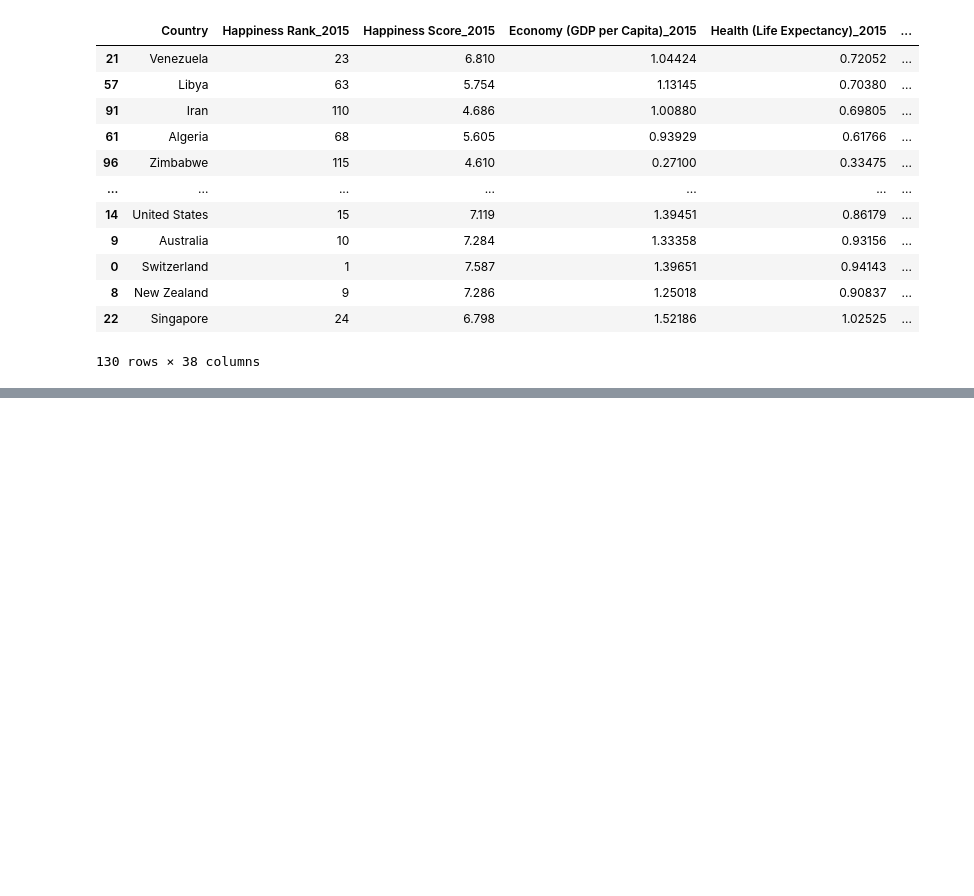
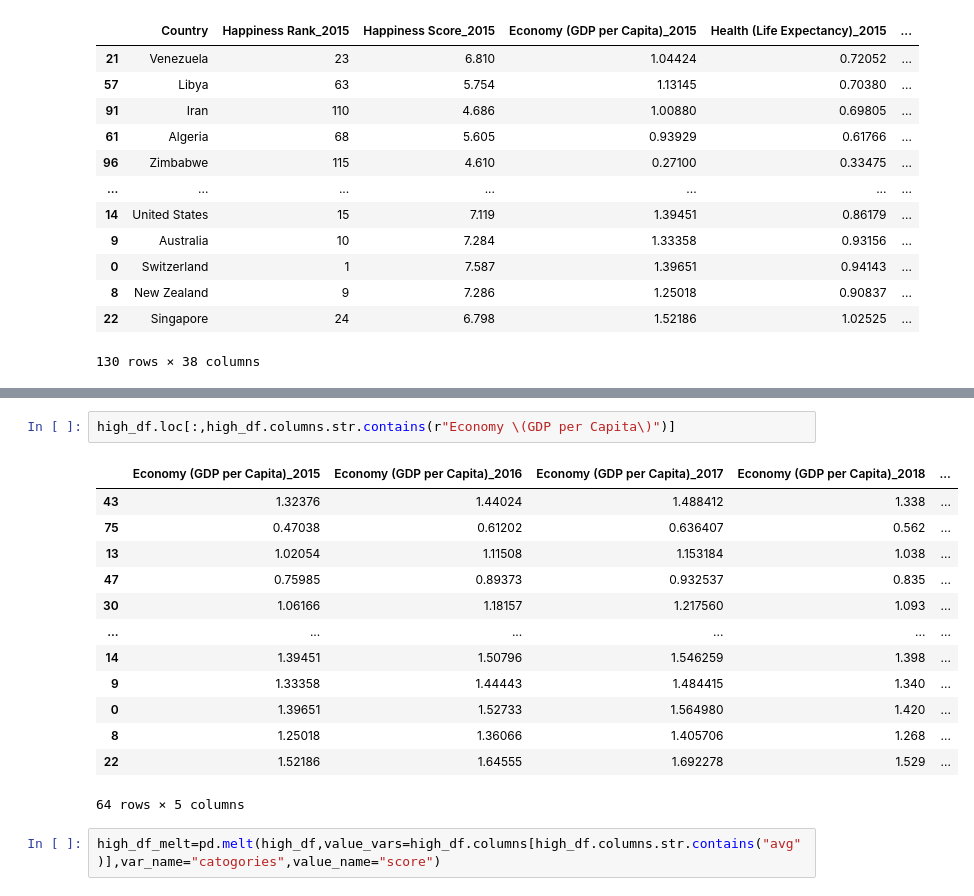
Before and after one commit to RachelNewberry/World_Happeniess_Project_1, a Jupyter notebook: world_happiness_versus_economic_freedom .ipynb, the cells around one changed output, grey strips where cells are left out. Saved outputs shown, nothing was run; the diff lists cells and outputs as text; blank space fills up the shorter version.

```diff
--- a/world_happiness_versus_economic_freedom .ipynb
+++ b/world_happiness_versus_economic_freedom .ipynb
@@ -345,0 +445,18 @@ df_final_sorted
+# %%
+high_df.loc[:,high_df.columns.str.contains(r"Economy \(GDP per Capita\)")]
+# %% [output]
+|  | Economy (GDP per Capita)_2015 | Economy (GDP per Capita)_2016 | Economy (GDP per Capita)_2017 | Economy (GDP per Capita)_2018 | ... |
+| 43 | 1.32376 | 1.44024 | 1.488412 | 1.338 | ... |
+| 75 | 0.47038 | 0.61202 | 0.636407 | 0.562 | ... |
+| 13 | 1.02054 | 1.11508 | 1.153184 | 1.038 | ... |
+| 47 | 0.75985 | 0.89373 | 0.932537 | 0.835 | ... |
+| 30 | 1.06166 | 1.18157 | 1.217560 | 1.093 | ... |
+| ... | ... | ... | ... | ... | ... |
+| 14 | 1.39451 | 1.50796 | 1.546259 | 1.398 | ... |
+| 9 | 1.33358 | 1.44443 | 1.484415 | 1.340 | ... |
+| 0 | 1.39651 | 1.52733 | 1.564980 | 1.420 | ... |
+| 8 | 1.25018 | 1.36066 | 1.405706 | 1.268 | ... |
+| 22 | 1.52186 | 1.64555 | 1.692278 | 1.529 | ... |
+64 rows × 5 columns
+# %%
+high_df_melt=pd.melt(high_df,value_vars=high_df.columns[high_df.columns.str.contains("avg")],var_name="catogories",value_name="score")
```
Also changed, not shown: parts of 14 cells of this notebook.
